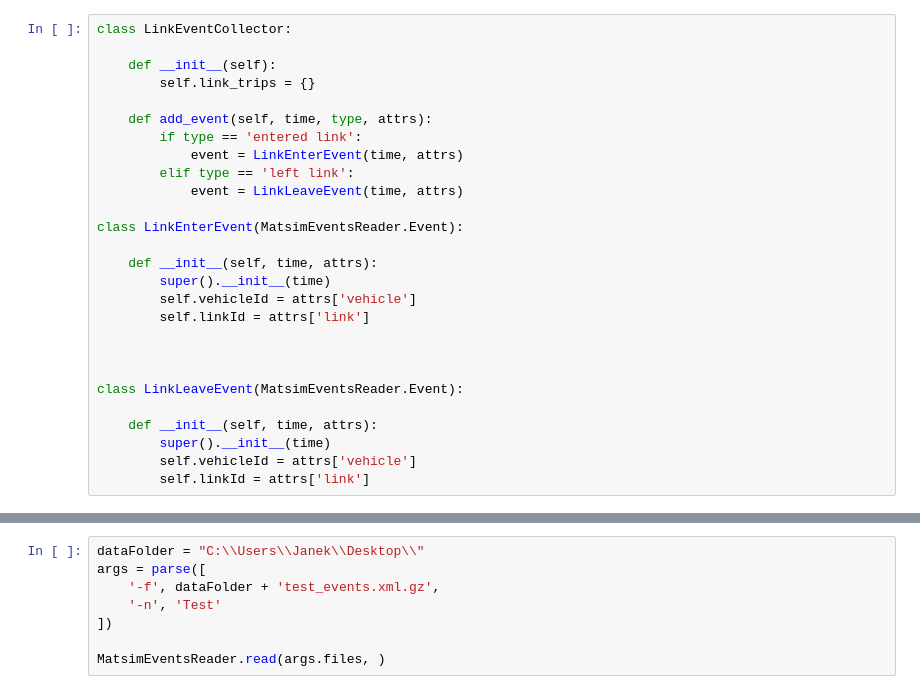
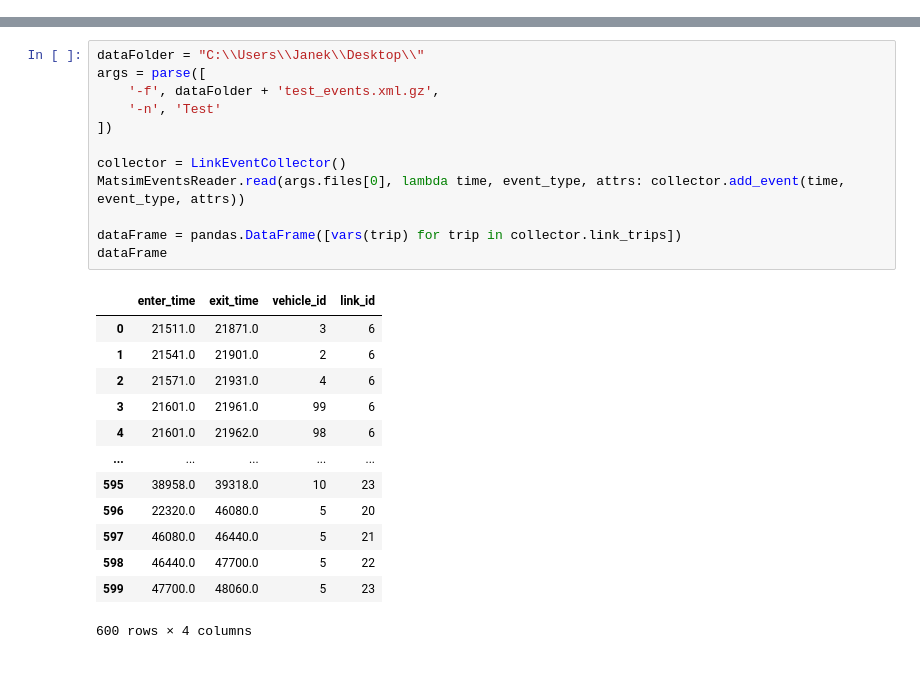
Before and after one commit to Janekdererste/matsim-analysis, a Jupyter notebook: jupyter/linkAnalysis.ipynb, the cells around one changed output, grey strips where cells are left out. Drawn from its saved outputs; the diff is of its cells as text.

Commit message:
add some structure to the project and start a link volume analysis

```diff
--- a/jupyter/linkAnalysis.ipynb
+++ b/jupyter/linkAnalysis.ipynb
@@ -4,27 +5,0 @@ from CommanLineArgs import parse
-# %%
-class LinkEventCollector:
-
-    def __init__(self):
-        self.link_trips = {}
-
-    def add_event(self, time, type, attrs):
-        if type == 'entered link':
-            event = LinkEnterEvent(time, attrs)
-        elif type == 'left link':
-            event = LinkLeaveEvent(time, attrs)
-
-class LinkEnterEvent(MatsimEventsReader.Event):
-
-    def __init__(self, time, attrs):
-        super().__init__(time)
-        self.vehicleId = attrs['vehicle']
-        self.linkId = attrs['link']
-
-
-
-class LinkLeaveEvent(MatsimEventsReader.Event):
-
-    def __init__(self, time, attrs):
-        super().__init__(time)
-        self.vehicleId = attrs['vehicle']
-        self.linkId = attrs['link']
@@ -31,8 +47,26 @@ class LinkLeaveEvent(MatsimEventsReader.Event):
 # %%
 dataFolder = "C:\\Users\\Janek\\Desktop\\"
 args = parse([
     '-f', dataFolder + 'test_events.xml.gz',
     '-n', 'Test'
 ])
 
-MatsimEventsReader.read(args.files, )
+collector = LinkEventCollector()
+MatsimEventsReader.read(args.files[0], lambda time, event_type, attrs: collector.add_event(time, event_type, attrs))
+
+dataFrame = pandas.DataFrame([vars(trip) for trip in collector.link_trips])
+dataFrame
+# %% [output]
+|  | enter_time | exit_time | vehicle_id | link_id |
+| 0 | 21511.0 | 21871.0 | 3 | 6 |
+| 1 | 21541.0 | 21901.0 | 2 | 6 |
+| 2 | 21571.0 | 21931.0 | 4 | 6 |
+| 3 | 21601.0 | 21961.0 | 99 | 6 |
+| 4 | 21601.0 | 21962.0 | 98 | 6 |
+| ... | ... | ... | ... | ... |
+| 595 | 38958.0 | 39318.0 | 10 | 23 |
+| 596 | 22320.0 | 46080.0 | 5 | 20 |
+| 597 | 46080.0 | 46440.0 | 5 | 21 |
+| 598 | 46440.0 | 47700.0 | 5 | 22 |
+| 599 | 47700.0 | 48060.0 | 5 | 23 |
+600 rows × 4 columns
```
Also changed, not shown: parts of 4 cells of this notebook, 7 other files.
